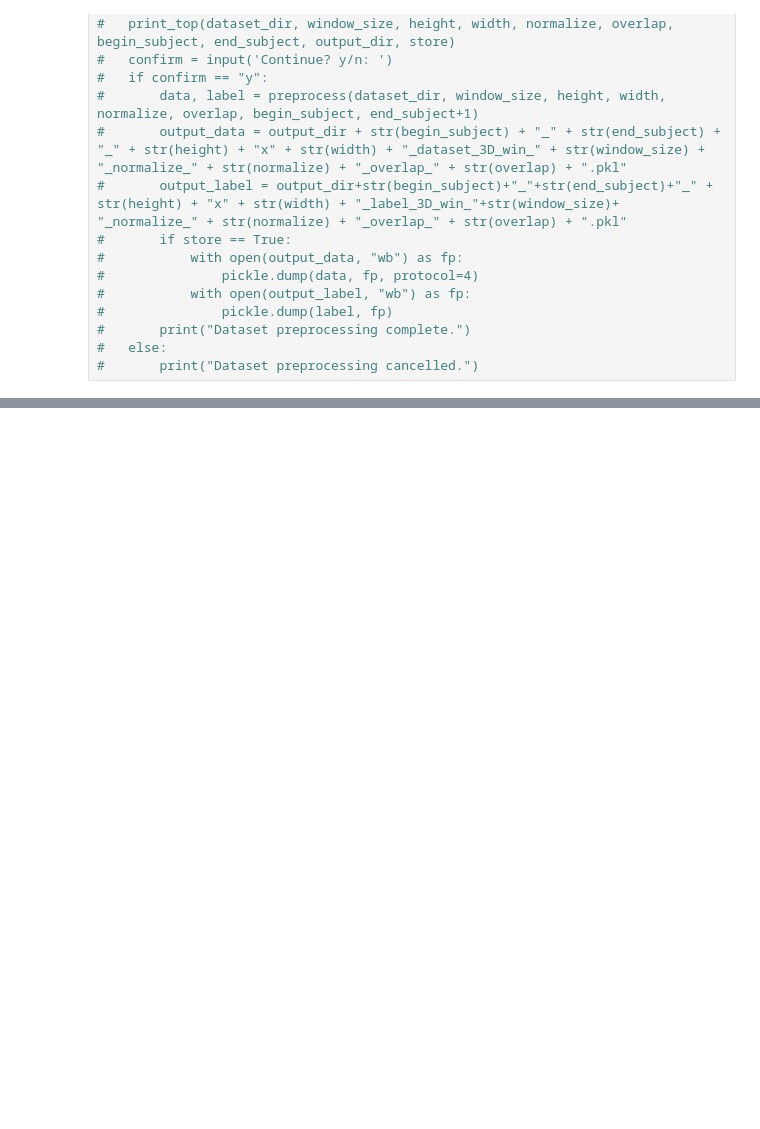
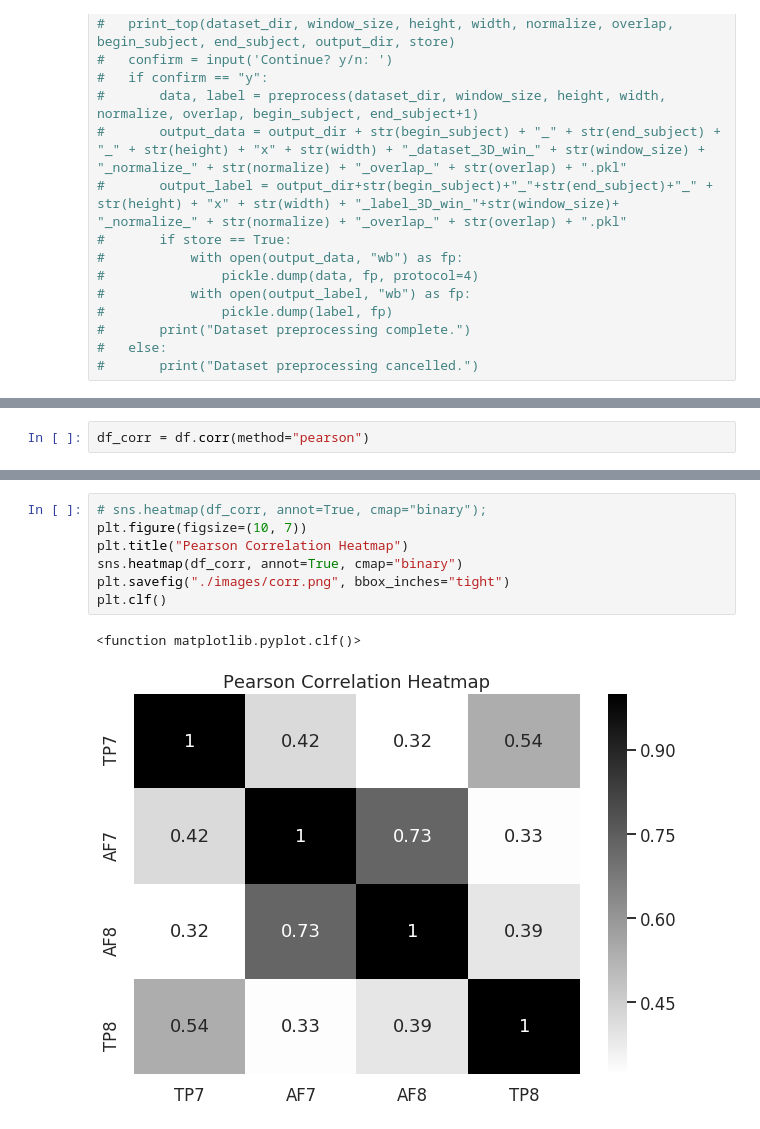
Before and after one commit to amar-enkhbat/graduation_thesis_2019, a Jupyter notebook: EDA.ipynb, the cells around one changed output, grey strips where cells are left out. Drawn from its saved outputs; the diff is of its cells as text; blank space fills up the shorter version.

```diff
--- a/EDA.ipynb
+++ b/EDA.ipynb
@@ -364,0 +295,2 @@ plt.show()
+# %%
+df_corr = df.corr(method="pearson")
@@ -364,0 +305,10 @@ plt.show()
+# %%
+# sns.heatmap(df_corr, annot=True, cmap="binary");
+plt.figure(figsize=(10, 7))
+plt.title("Pearson Correlation Heatmap")
+sns.heatmap(df_corr, annot=True, cmap="binary")
+plt.savefig("./images/corr.png", bbox_inches="tight")
+plt.clf()
+# %% [output]
+<function matplotlib.pyplot.clf()>
+[figure, added]
```
Also changed, not shown: parts of 41 cells of this notebook.
